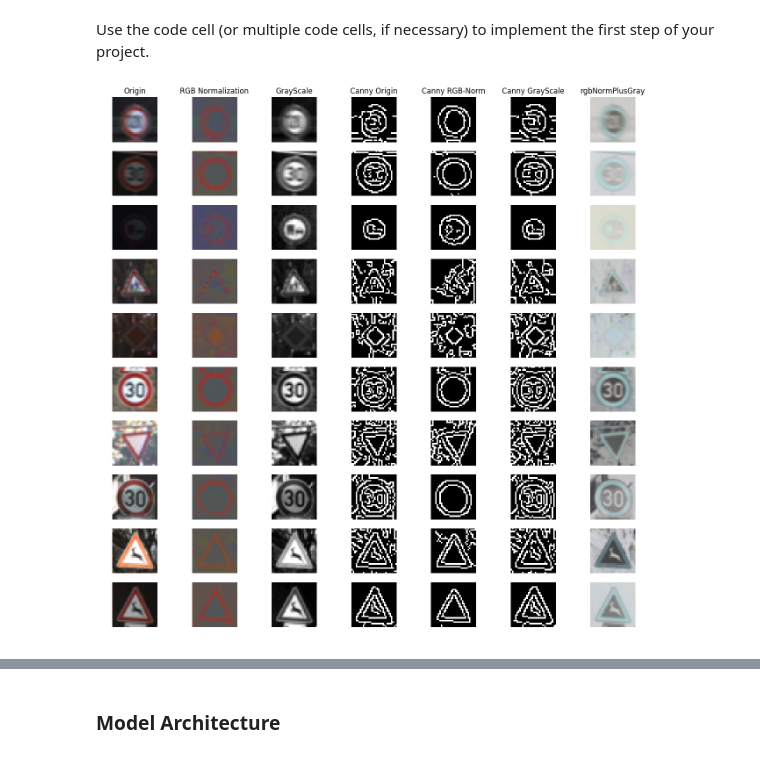
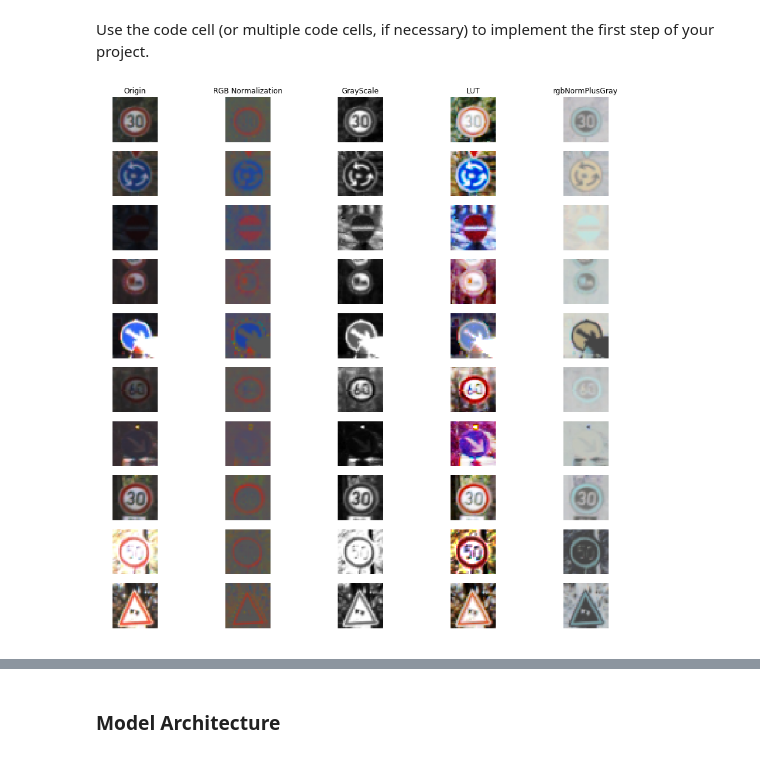
Before and after one commit to filwaline/CarND-Traffic-Sign-Classifier-Project, a Jupyter notebook: Traffic_Sign_Classifier.ipynb, the cells around one changed output, grey strips where cells are left out. Saved outputs shown, nothing was run; the diff lists cells and outputs as text; code cells hidden in the pictures.

```diff
--- a/Traffic_Sign_Classifier.ipynb
+++ b/Traffic_Sign_Classifier.ipynb
@@ -25,9 +25,9 @@ import pickle
 
 # TODO: Fill this in based on where you saved the training and testing data
 
-training_file = ".\\traffic-signs-data\\train.p"
-validation_file= ".\\traffic-signs-data\\valid.p"
-testing_file = ".\\traffic-signs-data\\test.p"
+training_file = "train.p"
+validation_file= "valid.p"
+testing_file = "test.p"
 
 with open(training_file, mode='rb') as f:
     train = pickle.load(f)
@@ -211,50 +231,46 @@ def rgbNormalization(image):
 def grayScale(image):
     return cv2.cvtColor(image,cv2.COLOR_RGB2GRAY)
 
-def canny(image,low_threshold=50, high_threshold=150, kernel_size=5):
-    imageGaussianBlur = cv2.GaussianBlur(image,(kernel_size,kernel_size),0)
-    imageCanny = cv2.Canny(imageGaussianBlur,low_threshold,high_threshold)
-    return imageCanny
+def cv2lut(img):
+    lut = np.zeros(256,dtype=img.dtype)
+    hist,bins = np.histogram(img.flatten(),256,[0,256])
+    cdf = hist.cumsum()
+    cdf_m = np.ma.masked_equal(cdf,0)
+    cdf_m = (cdf_m - cdf_m.min())*255/(cdf_m.max()-cdf_m.min())
+    cdf = np.ma.filled(cdf_m,0).astype('uint8')
+
+    return cv2.LUT(img,cdf)
 # %%
+%%time
+
 ### Test
 alpha = 0.6
-figNrom,axNorm = plt.subplots(10,7,figsize=(16,16))
+figNrom,axNorm = plt.subplots(10,5,figsize=(16,16))
 for i in range(10):
     imageRandomPick = np.copy(X_train[np.random.randint(0,n_train)])
     imageNormaliaztion = rgbNormalization(imageRandomPick)
     imageGrayScale = grayScale(imageRandomPick)
-    imageCanny0 = canny(imageRandomPick,10,50,3)
-    imageCanny1 = canny(imageNormaliaztion,10,50,3)
-    imageCanny2 = canny(imageGrayScale,10,50,3)
-#     rgbNormPlusGray = np.concatenate((imageNormaliaztion,imageGrayScale[:,:,None]),axis=2)
+    imageLUT = cv2lut(imageRandomPick)
     rgbNormPlusGray = np.int8(imageNormaliaztion * (1-alpha) + imageGrayScale[:,:,None] * (alpha))
-#     maxvalue = np.max(rgbNormPlusGray,axis=2,keepdims=True)
-#     rgbNormPlusGray = rgbNormPlusGray * 255 // maxvalue
 
     axNorm[i,0].imshow(imageRandomPick)
     axNorm[i,0].axis('off')
 
     axNorm[i,1].imshow(imageNormaliaztion)
     axNorm[i,1].axis('off')
 
     axNorm[i,2].imshow(imageGrayScale,cmap='gray')
     axNorm[i,2].axis('off')
 
-    axNorm[i,3].imshow(imageCanny0,cmap='gray')
+    axNorm[i,3].imshow(imageLUT,cmap='gray')
     axNorm[i,3].axis('off')
 
-    axNorm[i,4].imshow(imageCanny1,cmap='gray')
+    axNorm[i,4].imshow(rgbNormPlusGray)
     axNorm[i,4].axis('off')
 
-    axNorm[i,5].imshow(imageCanny2,cmap='gray')
-    axNorm[i,5].axis('off')
-
-    axNorm[i,6].imshow(rgbNormPlusGray)
-    axNorm[i,6].axis('off')
-
-columnTitles = ['Origin','RGB Normalization','GrayScale','Canny Origin','Canny RGB-Norm','Canny GrayScale','rgbNormPlusGray']
+columnTitles = ['Origin','RGB Normalization','GrayScale','LUT','rgbNormPlusGray']
 for ax, title in zip(axNorm[0], columnTitles):
     ax.set_title(title)
 plt.show()
 # %% [output]
-[figure, old version]
+[figure, new version]
```
Also changed, not shown: parts of 25 cells of this notebook, 14 other files.
